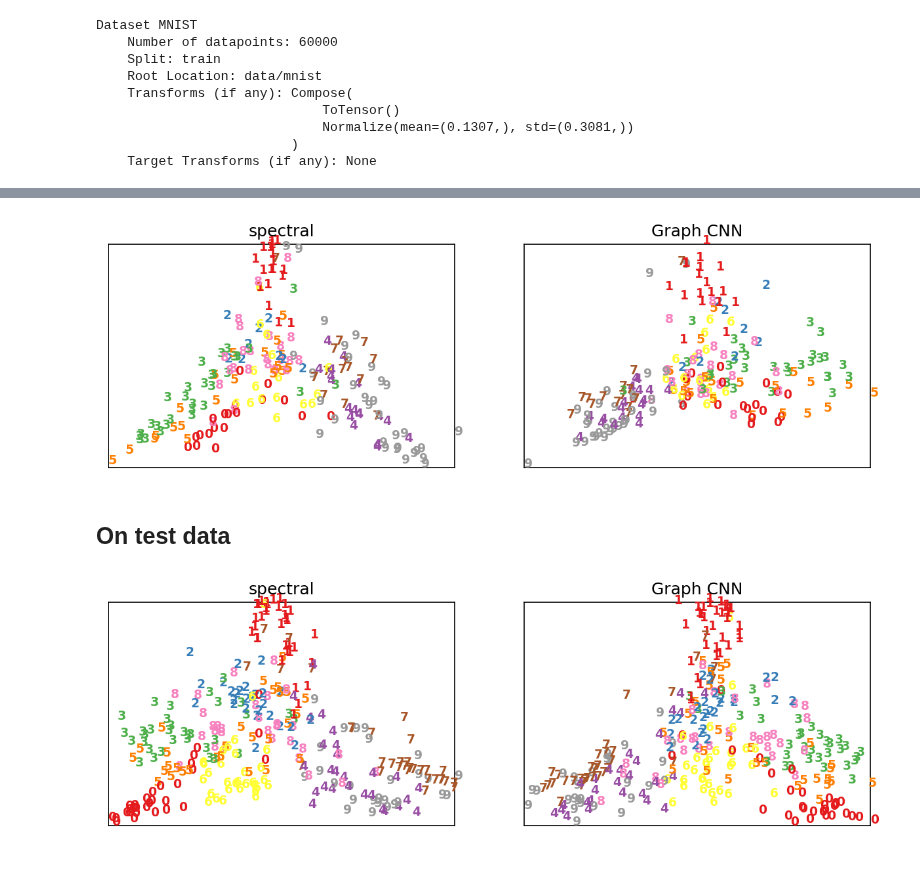
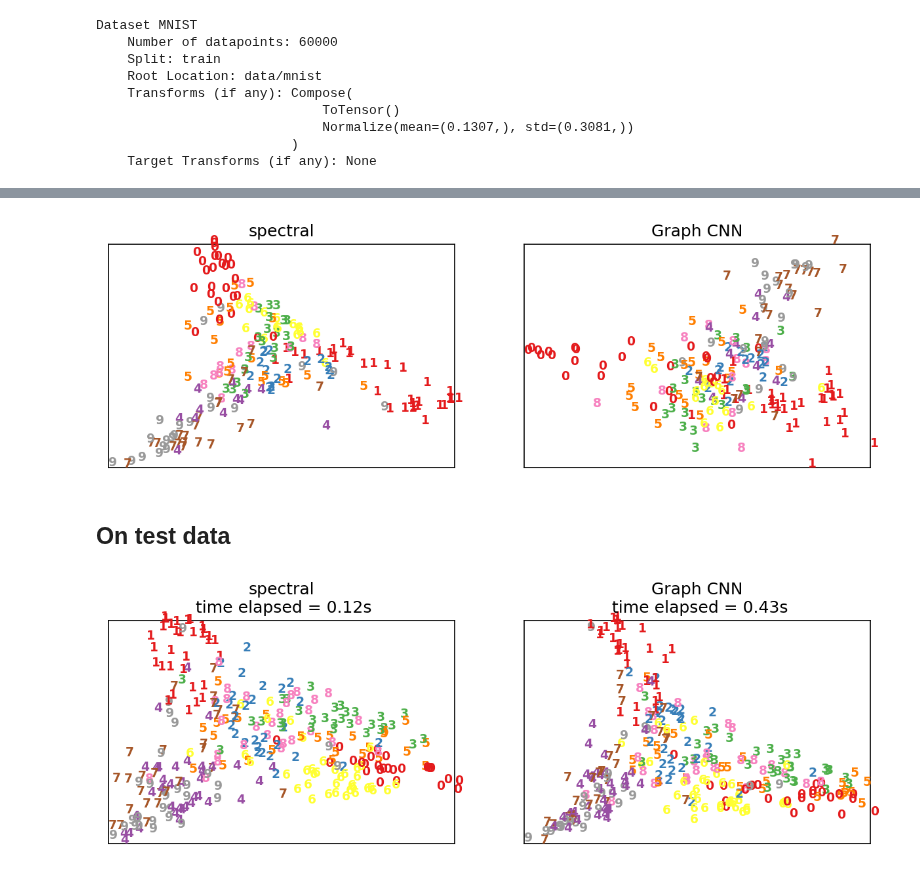
Before and after one commit to leowyy/fyp-graph-clustering, a Jupyter notebook: draw_mnist.ipynb, the cells around one changed output, grey strips where cells are left out. Drawn from its saved outputs; the diff is of its cells as text; code cells hidden in the pictures.

```diff
--- a/draw_mnist.ipynb
+++ b/draw_mnist.ipynb
@@ -71,6 +72,10 @@ class graph_block(object):
         self.adj_matrix = W
         self.edge_to_starting_vertex = E_start
         self.edge_to_ending_vertex = E_end
+        self.time_to_compute = 0
+
+    def set_time_to_compute(self, timestamp):
+        self.time_to_compute = timestamp
 # %%
 def get_graph_block(X, labels, reduction_method):
     # Affinity matrix
@@ -84,8 +89,12 @@ def get_graph_block(X, labels, reduction_method):
     elif reduction_method == 'tsne':
         embedder = manifold.TSNE(n_components=2, init='pca', random_state=0)
 
+    # Perform dimensionality reduction
+    start = timer()
     y = embedder.fit_transform(X)
+    end = timer()
 
+    # Extract edge information
     nb_edges = W.nnz
     nb_vertices = W.shape[0]
     edge_to_starting_vertex = sp.coo_matrix((np.ones(nb_edges) ,(np.arange(nb_edges), W.row)),
@@ -93,7 +102,9 @@ def get_graph_block(X, labels, reduction_method):
     edge_to_ending_vertex = sp.coo_matrix((np.ones(nb_edges) ,(np.arange(nb_edges), W.col)),
                                           shape=(nb_edges, nb_vertices))
 
-    return graph_block(X, y, labels, W, edge_to_starting_vertex, edge_to_ending_vertex)
+    G = graph_block(X, y, labels, W, edge_to_starting_vertex, edge_to_ending_vertex)
+    G.set_time_to_compute(end - start)
+    return G
 # %%
 # optimization parameters
 opt_parameters = {}
@@ -254,7 +269,7 @@ f, axarr = plt.subplots(1, 2, sharex='col', sharey='row', figsize=(10, 3), dpi=1
 plot_embedding_subplot(axarr[0], G.target, G.labels.numpy(), task_parameters['reduction_method'])
 plot_embedding_subplot(axarr[1], y_pred, G.labels.numpy(), "Graph CNN")
 # %% [output]
-[figure, old version]
+[figure, new version]
 # %% [markdown]
 ## On test data
 # %%
@@ -262,11 +277,15 @@ inputs, labels = draw_random_subset(test_data, num_samples=300)
 inputs = inputs.view(inputs.shape[0],-1)
 inputs = inputs.numpy()
 G = get_graph_block(inputs, labels, task_parameters['reduction_method'])
+net_time_start = timer()
 y_pred = net.forward(G)
+net_time_end = timer()
 y_pred = y_pred.detach().numpy()
 # %%
 f, axarr = plt.subplots(1, 2, sharex='col', sharey='row', figsize=(10, 3), dpi=150)
-plot_embedding_subplot(axarr[0], G.target, G.labels.numpy(), task_parameters['reduction_method'])
-plot_embedding_subplot(axarr[1], y_pred, G.labels.numpy(), "Graph CNN")
+reduction_title = task_parameters['reduction_method'] + "\n time elapsed = {:.2f}s".format(G.time_to_compute)
+cnn_title = "Graph CNN" + "\n time elapsed = {:.2f}s".format(net_time_end - net_time_start)
+plot_embedding_subplot(axarr[0], G.target, G.labels.numpy(), reduction_title)
+plot_embedding_subplot(axarr[1], y_pred, G.labels.numpy(), cnn_title)
 # %% [output]
-[figure, old version]
+[figure, new version]
```
Also changed, not shown: parts of 4 cells of this notebook, 11 other files.
